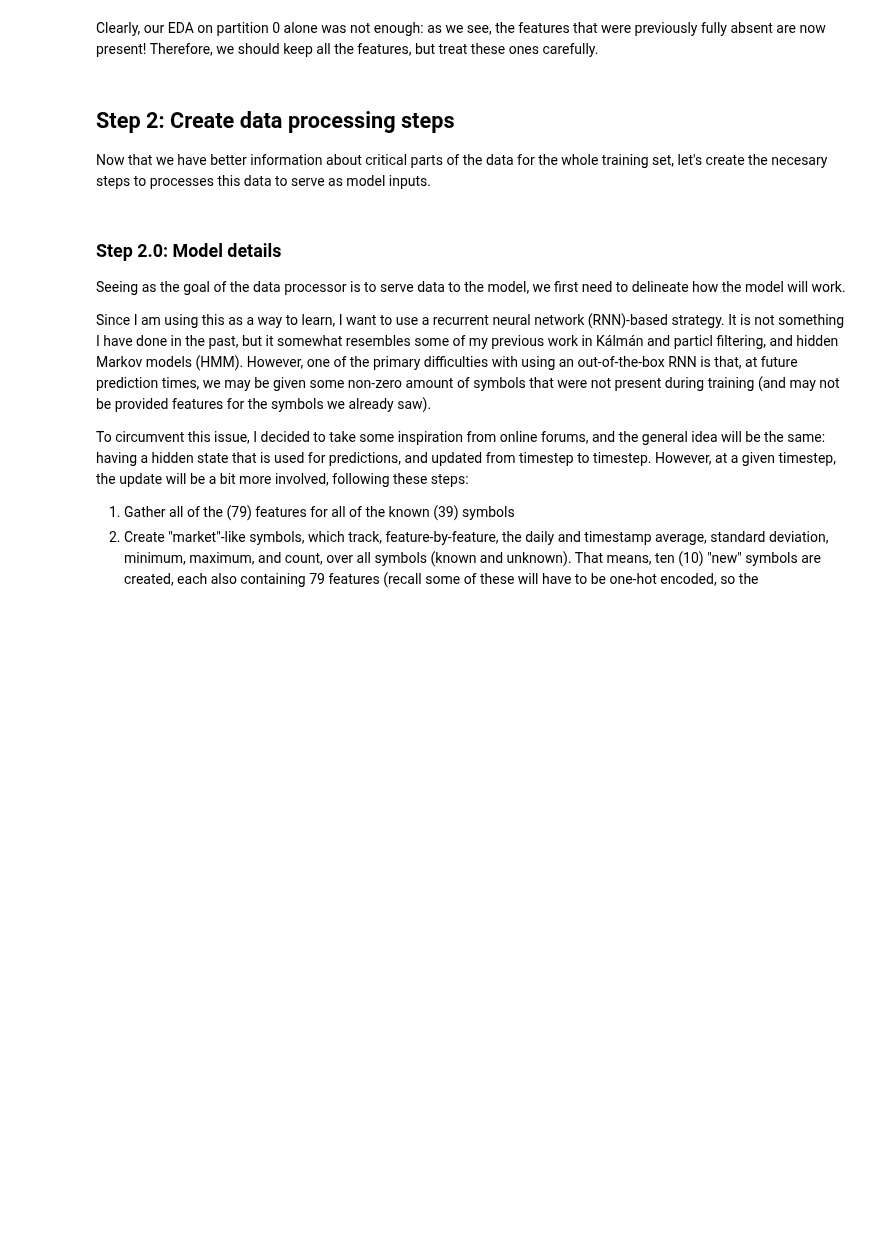
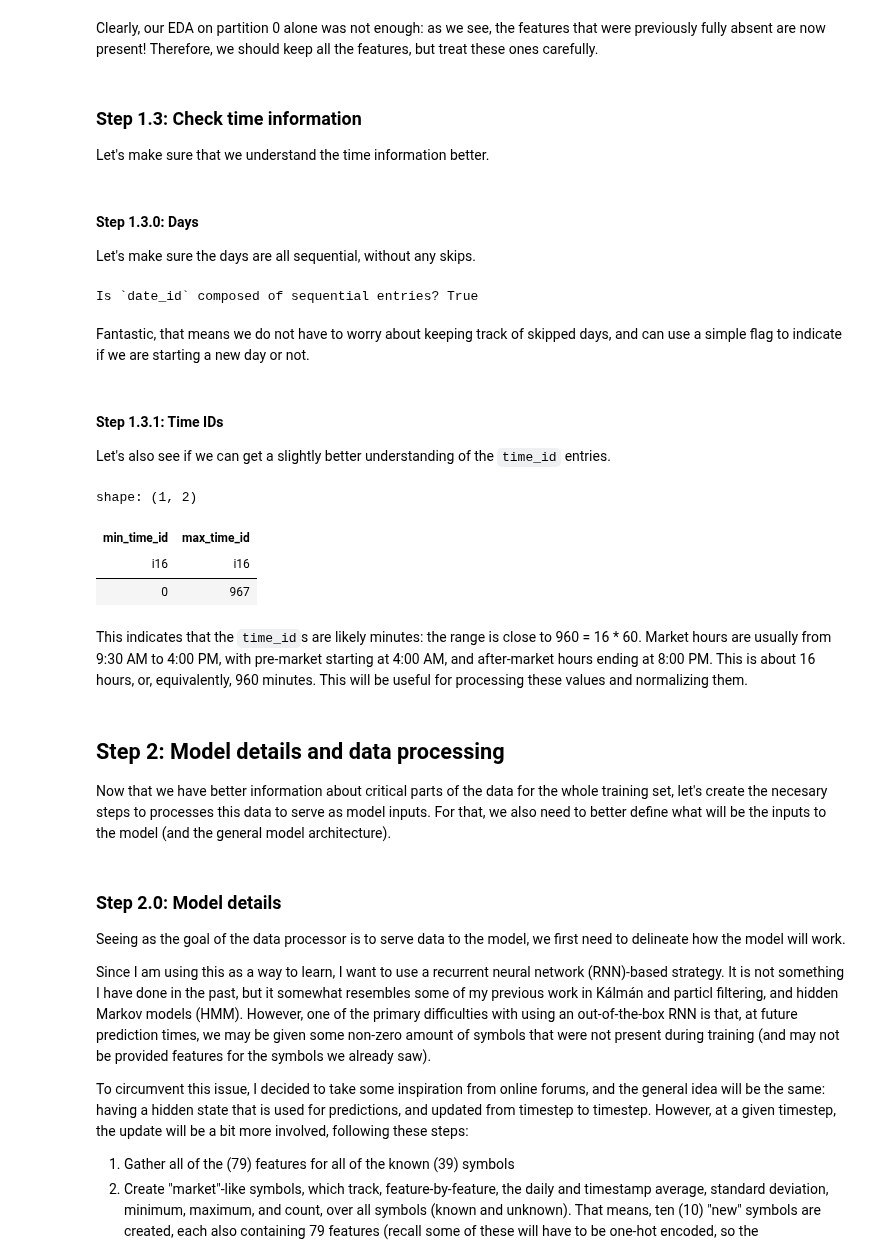
Before and after one commit to victorventuri/kaggle_play, a Jupyter notebook: jane_street_2025/building_models.ipynb, the cells around one changed output. Drawn from its saved outputs; the diff is of its cells as text; code cells hidden in the pictures; blank space fills up the shorter version.

Commit message:
starting main data processor definition

```diff
--- a/jane_street_2025/building_models.ipynb
+++ b/jane_street_2025/building_models.ipynb
@@ -24,6 +24,12 @@ data_dir = Path('../input/jane-street-real-time-market-data-forecasting')
 import polars as pl
 
 training_scan = pl.scan_parquet(data_dir / 'train.parquet')
+
+# Make sure to sort properly
+training_scan = training_scan.sort(
+    by=['date_id', 'time_id'],
+    descending=[False, False]
+)
 # %% [markdown]
 ### Step 1.1: Get unique values
 
@@ -104,10 +110,44 @@ feature_50 has 9.0% NULL entries
 feature_53 has 9.0% NULL entries
 # %% [markdown]
 Clearly, our EDA on partition 0 alone was not enough: as we see, the features that were previously fully absent are now present! Therefore, we should keep all the features, but treat these ones carefully.
+# %% [markdown]
+### Step 1.3: Check time information
+
+Let's make sure that we understand the time information better.
+# %% [markdown]
+#### Step 1.3.0: Days
+
+Let's make sure the days are all sequential, without any skips.
+# %%
+date_is_sequential = training_scan.select(
+    (pl.col('date_id').diff().fill_null(0) <= 1).all()
+    ).collect().item()
+
+print(f'Is `date_id` composed of sequential entries? {date_is_sequential}')
+# %% [output]
+Is `date_id` composed of sequential entries? True
+# %% [markdown]
+Fantastic, that means we do not have to worry about keeping track of skipped days, and can use a simple flag to indicate if we are starting a new day or not.
+# %% [markdown]
+#### Step 1.3.1: Time IDs
+
+Let's also see if we can get a slightly better understanding of the `time_id` entries.
+# %%
+time_id_range = training_scan.select(pl.col('time_id').min().alias('min_time_id'),
+                                     pl.col('time_id').max().alias('max_time_id')).collect()
+
+time_id_range.show()
+# %% [output]
+shape: (1, 2)
+| min_time_id | max_time_id |
+| i16 | i16 |
+| 0 | 967 |
+# %% [markdown]
+This indicates that the `time_id`s are likely minutes: the range is close to 960 = 16 * 60. Market hours are usually from 9:30 AM to 4:00 PM, with pre-market starting at 4:00 AM, and after-market hours ending at 8:00 PM. This is about 16 hours, or, equivalently, 960 minutes. This will be useful for processing these values and normalizing them.
 # %% [markdown]
-## Step 2: Create data processing steps
+## Step 2: Model details and data processing
 
-Now that we have better information about critical parts of the data for the whole training set, let's create the necesary steps to processes this data to serve as model inputs.
+Now that we have better information about critical parts of the data for the whole training set, let's create the necesary steps to processes this data to serve as model inputs. For that, we also need to better define what will be the inputs to the model (and the general model architecture).
 # %% [markdown]
 ### Step 2.0: Model details
 
```
Also changed, not shown: parts of 9 cells of this notebook.
